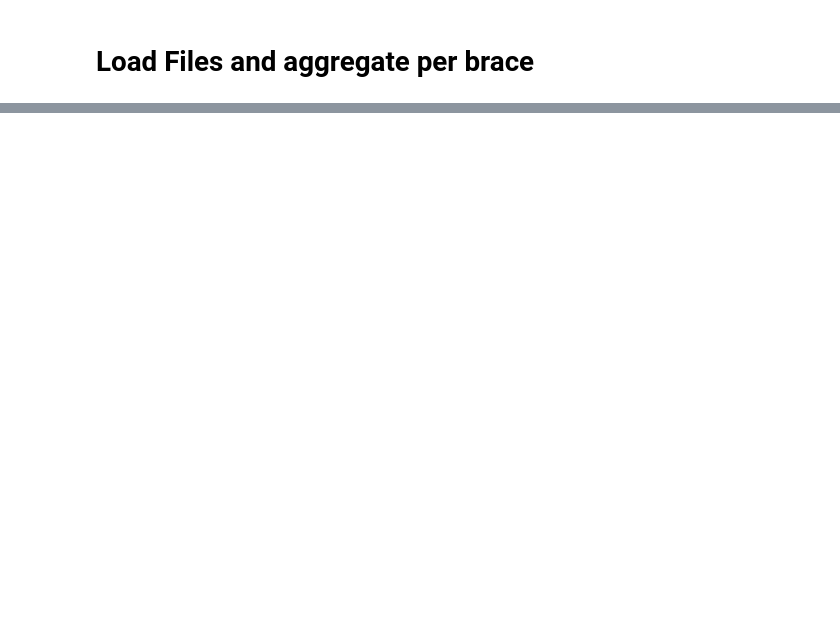
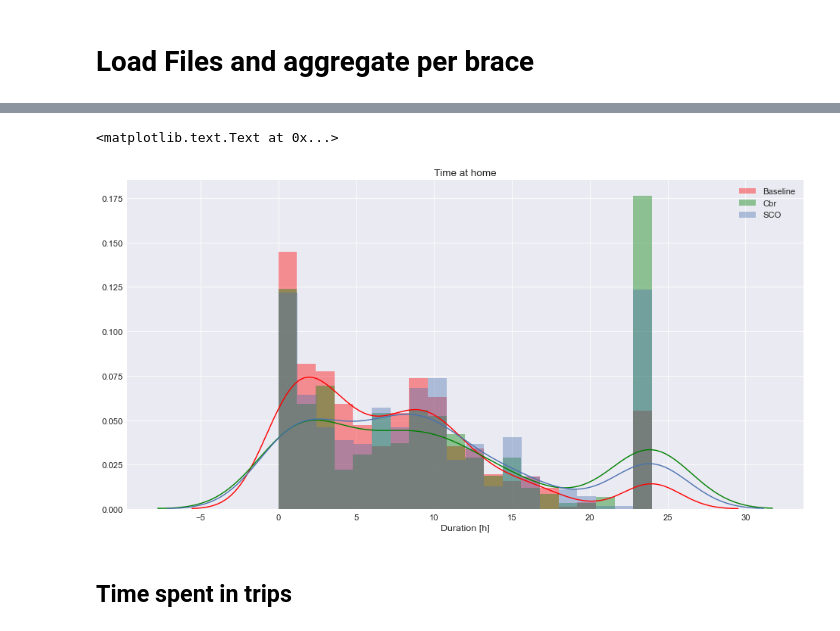
Before and after one commit to Luke3D/CbrAnalysis, a Jupyter notebook: GPS_AnalysisUIC.ipynb, the cells around one changed output, grey strips where cells are left out. Saved outputs shown, nothing was run; the diff lists cells and outputs as text; code cells hidden in the pictures; blank space fills up the shorter version.

```diff
--- a/GPS_AnalysisUIC.ipynb
+++ b/GPS_AnalysisUIC.ipynb
@@ -233,0 +226,25 @@ ax = plt.xticks(rotation=75)
+# %%
+durCbr = Data[(Data['LandUse']=='Home')&(Data['Brace']=='Cbr')]['Duration']
+durCbr = durCbr.values.astype(float)
+durCbr=durCbr[~np.isnan(durCbr)]
+durSCO = Data[(Data['LandUse']=='Home')&(Data['Brace']=='Sco')]['Duration']
+durSCO = durSCO.values.astype(float)
+durSCO=durSCO[~np.isnan(durSCO)]
+durBase = Data[(Data['LandUse']=='Home')&(Data['Brace']=='Bas')]['Duration']
+durBase = np.asarray([float(x) for x in durBase.values if type(x) is float])
+durBase=durBase[~np.isnan(durBase)]
+# %%
+nb = 20
+sns.set_context(font_scale=3)
+plt.figure(figsize=(16,8))
+sns.distplot(durBase/60,color='r',bins=nb)
+sns.distplot(durCbr/60,color='g',bins=nb)
+sns.distplot(durSCO/60,bins=nb)
+plt.xlabel('Duration [h]')
+plt.legend(['Baseline','Cbr','SCO'])
+plt.title('Time at home')
+# %% [output]
+<matplotlib.text.Text at 0x...>
+[figure, added]
+# %% [markdown]
+## Time spent in trips
```
Also changed, not shown: parts of 39 cells of this notebook.
